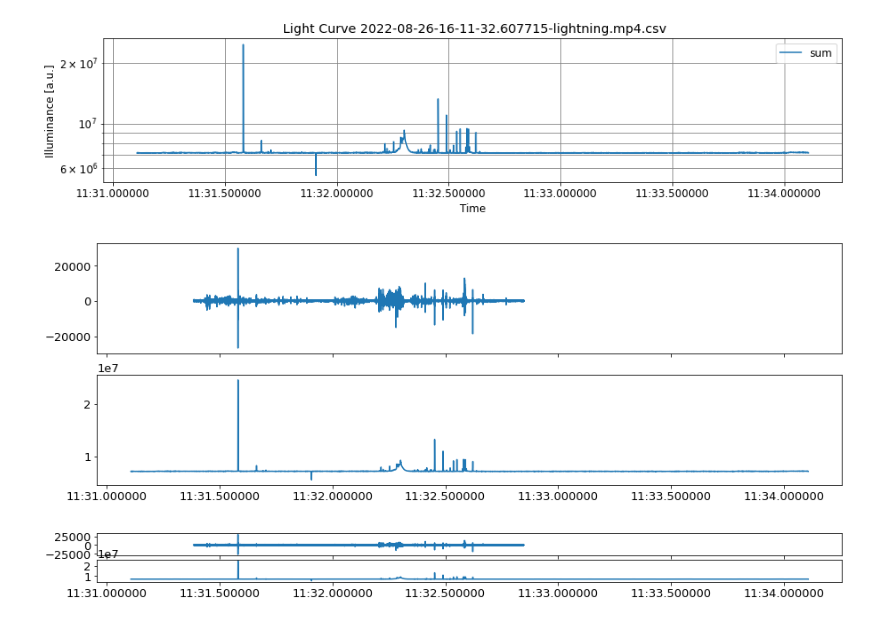
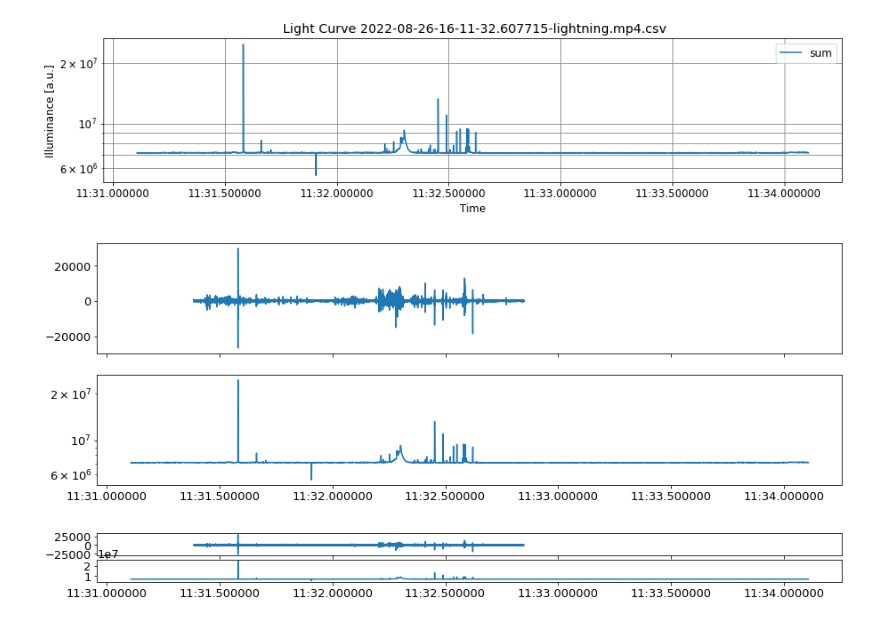
Before and after one commit to ODZ-UJF-AV-CR/vanice, a Jupyter notebook: VLF-simple.ipynb, the cells around one changed output. Drawn from its saved outputs; the diff is of its cells as text; code cells hidden in the pictures.

```diff
--- a/VLF-simple.ipynb
+++ b/VLF-simple.ipynb
@@ -23,8 +23,9 @@ sps = 10e6 # 10 Msps
 # %%
 
 filepath = '/storage/experiments/2022/0826_bourka_staryvestec_CAR0/parallella-VLF/rec_220826-161132.60'
+#filepath = '/storage/experiments/2022/0826_bourka_staryvestec_CAR0/parallella-VLF/rec_220826-160904.21'
 
-channels = [1,3]
+channels = [0,1,3]
 nrows = len(channels) * 1
 fig, axs = plt.subplots(figsize=(35, 7 * nrows), nrows=nrows, sharex=True)
 
@@ -141,18 +143,20 @@ for f in glob.iglob(directory + "/chronos/*16-11-32.607715-lightning.mp4.csv"):
 # %%
 plt.rcParams.update({'font.size': 13})
 fig, (ax) = plt.subplots(nrows=2, sharex=True, figsize=(15,5))
 
 signal = pd.DataFrame(signal_samples)
 
 # ten offset triggeru 1.2215 jsem urcil experimentalne
 signal['time'] = trigger + pd.to_timedelta(signal.index * 1/sps - 1.2215, unit='s') # in seconds
 
 
 ax[0].plot(signal['time'],signal[0])
 ax[1].plot(y['time'], y['0'], label='sum')
+ax[1].set_yscale('log')
+#ax[1].set_ylim(7e6,7.5e6)
 plt.show()
 # %% [output]
-[figure, old version]
+[figure, new version]
 # %%
 plt.rcParams.update({'font.size': 13})
 fig, (ax) = plt.subplots(nrows=2, sharex=True, figsize=(15,1))
```
Also changed, not shown: parts of 4 cells of this notebook, 4 other files.
